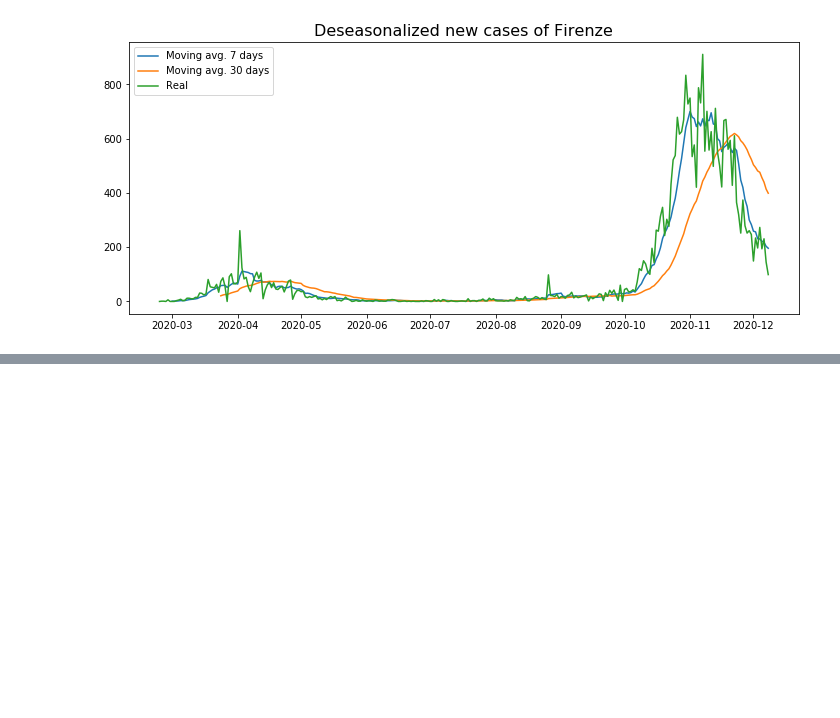
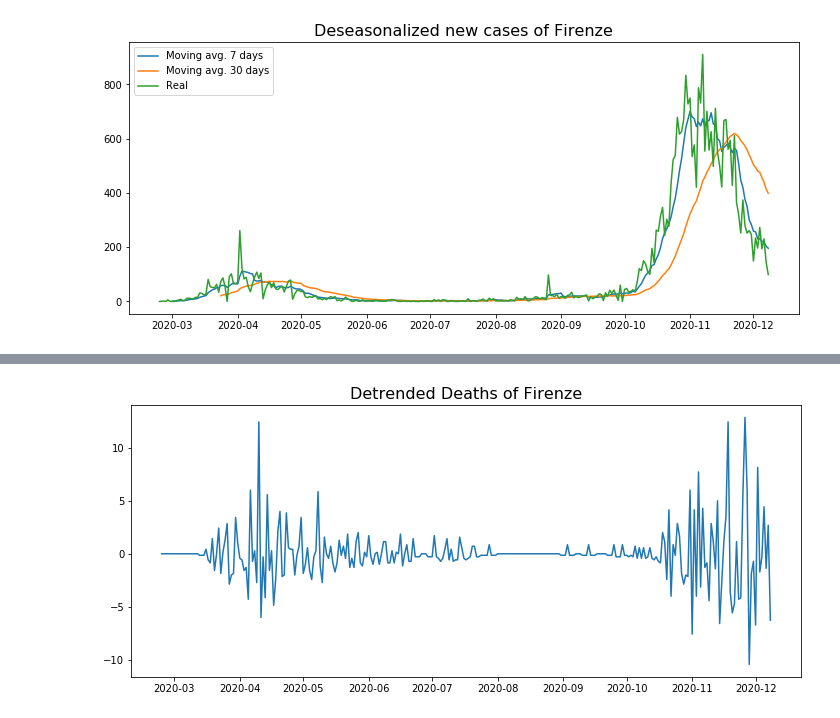
Before and after one commit to nicoloverardo/master-degree-thesis, a Jupyter notebook: notebooks/ts.ipynb, the cells around one changed output, grey strips where cells are left out. Saved outputs shown, nothing was run; the diff lists cells and outputs as text; code cells hidden in the pictures; blank space fills up the shorter version.

```diff
--- a/notebooks/ts.ipynb
+++ b/notebooks/ts.ipynb
@@ -302,0 +380,12 @@ parameter F test:         F=1.3205  , p=0.2679  , df_denom=279, df_num=3
+# %%
+# Detrend by subtracting trend comp
+
+#result_add = seasonal_decompose(tmp_df[compart], model='additive', extrapolate_trend='freq')
+detrended = tmp_df[compart].values - result_add.trend
+
+plt.figure(figsize=(12,5))
+plt.plot(detrended)
+plt.title('Detrended ' + compart + ' of ' + province, fontsize=16)
+plt.show()
+# %% [output]
+[figure, added]
```
Also changed, not shown: parts of 61 cells of this notebook.
